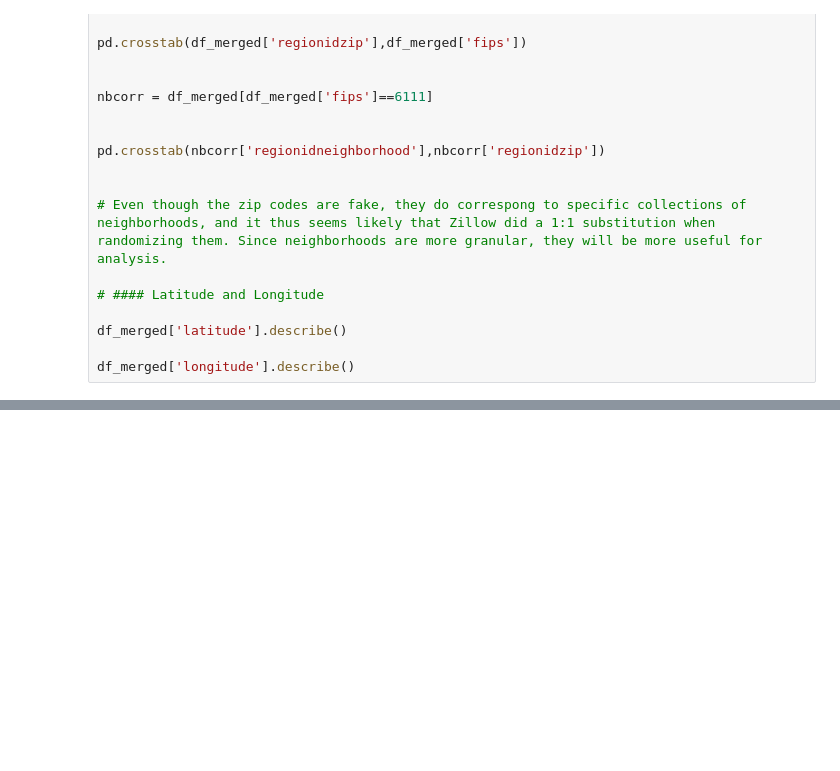
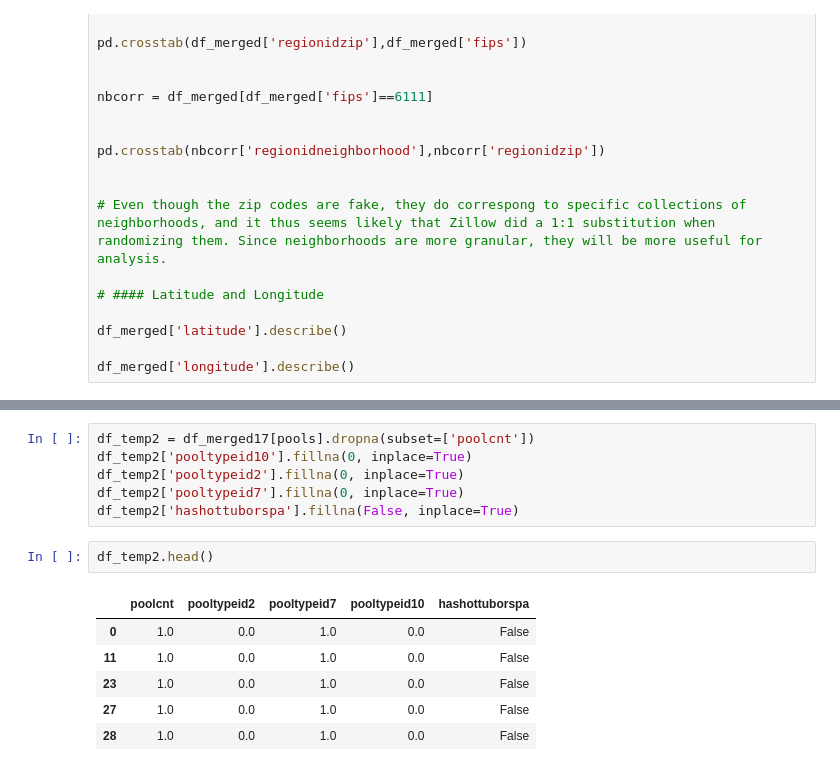
Before and after one commit to erstrong/INFO-7390-ADS-Fall-17-TeamNo., a Jupyter notebook: Mid-Term/Part 1 Exploratory Data Analysis - ES.ipynb, the cells around one changed output, grey strips where cells are left out. Drawn from its saved outputs; the diff is of its cells as text; blank space fills up the shorter version.

```diff
--- a/Mid-Term/Part 1 Exploratory Data Analysis - ES.ipynb
+++ b/Mid-Term/Part 1 Exploratory Data Analysis - ES.ipynb
@@ -656,0 +815,15 @@ df_merged['longitude'].describe()
+# %%
+df_temp2 = df_merged17[pools].dropna(subset=['poolcnt'])
+df_temp2['pooltypeid10'].fillna(0, inplace=True)
+df_temp2['pooltypeid2'].fillna(0, inplace=True)
+df_temp2['pooltypeid7'].fillna(0, inplace=True)
+df_temp2['hashottuborspa'].fillna(False, inplace=True)
+# %%
+df_temp2.head()
+# %% [output]
+|  | poolcnt | pooltypeid2 | pooltypeid7 | pooltypeid10 | hashottuborspa |
+| 0 | 1.0 | 0.0 | 1.0 | 0.0 | False |
+| 11 | 1.0 | 0.0 | 1.0 | 0.0 | False |
+| 23 | 1.0 | 0.0 | 1.0 | 0.0 | False |
+| 27 | 1.0 | 0.0 | 1.0 | 0.0 | False |
+| 28 | 1.0 | 0.0 | 1.0 | 0.0 | False |
```
Also changed, not shown: parts of 36 cells of this notebook, 3 other files.
